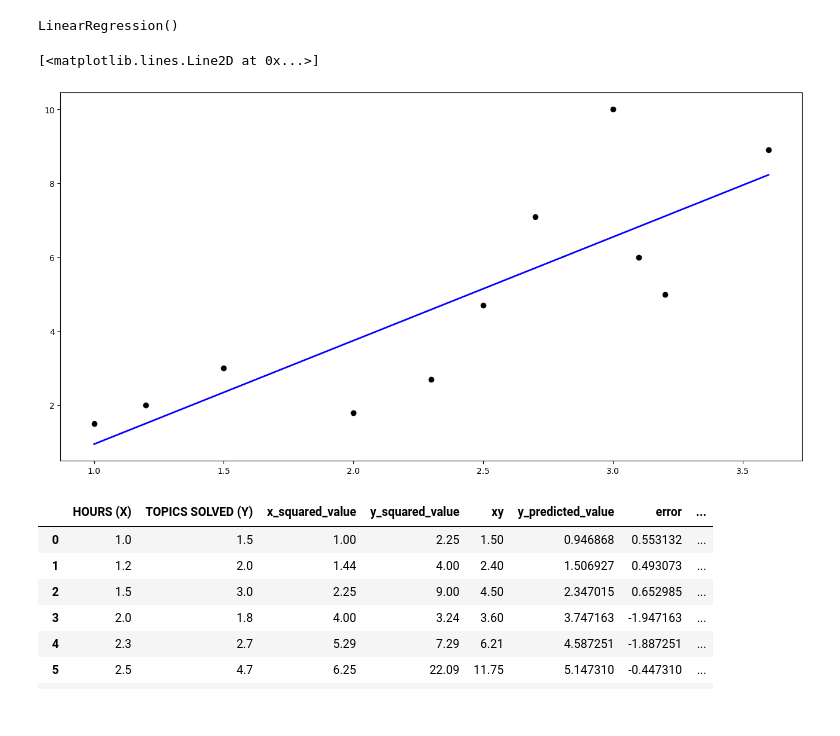
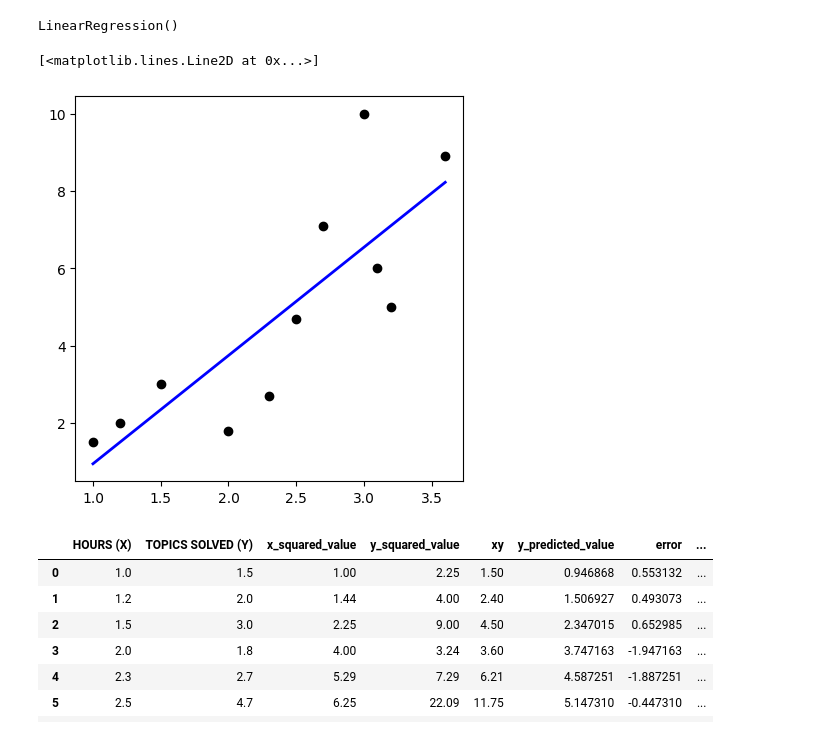
Before and after one commit to Ashish01296/MLDL, a Jupyter notebook: Linear Regression Using OLS2.ipynb, the cells around one changed output. Drawn from its saved outputs; the diff is of its cells as text; code cells hidden in the pictures.

```diff
--- a/Linear Regression Using OLS2.ipynb
+++ b/Linear Regression Using OLS2.ipynb
@@ -109,23 +109,23 @@ LinearRegression()
 # %%
 prediction = reg.predict(new_x)
 
-plt.figure(figsize=(16,8))
+plt.figure(figsize=(5,5))
 
 plt.scatter(
     data['HOURS (X)'],
     data['TOPICS SOLVED (Y)'],
     c='black'
 )
 
 plt.plot(
     data['HOURS (X)'],
     prediction,
     c='blue',
     linewidth = 2
 )
 # %% [output]
 [<matplotlib.lines.Line2D at 0x...>]
-[figure, old version]
+[figure, new version]
 # %%
 data['prediction'] = prediction
 # %%
```
Also changed, not shown: parts of 2 cells of this notebook, 10 other files.
